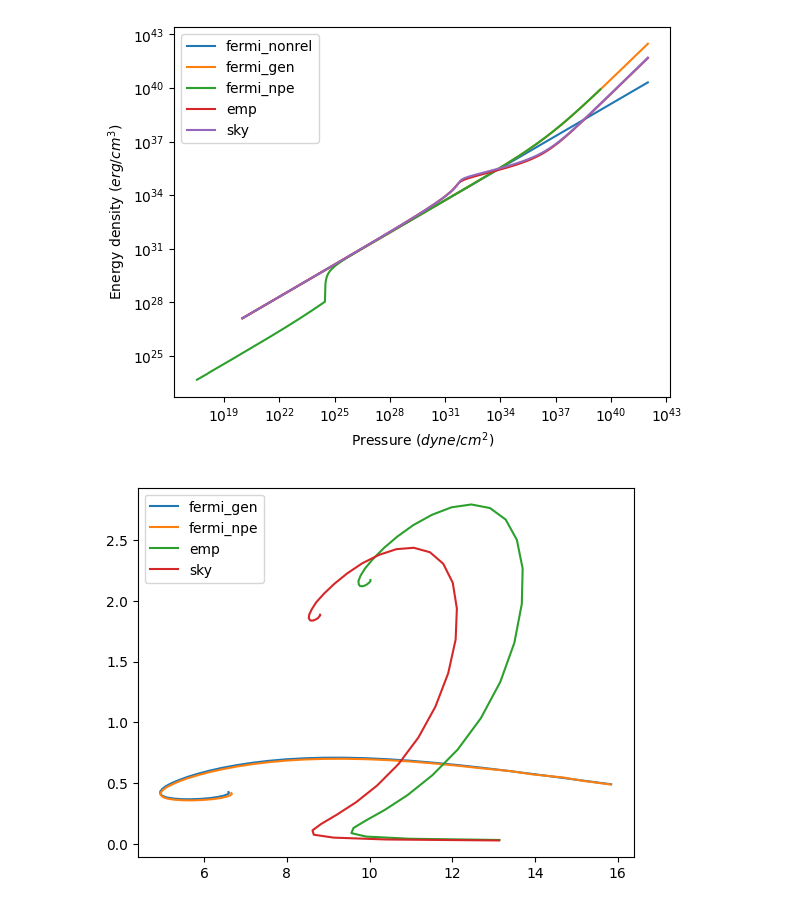
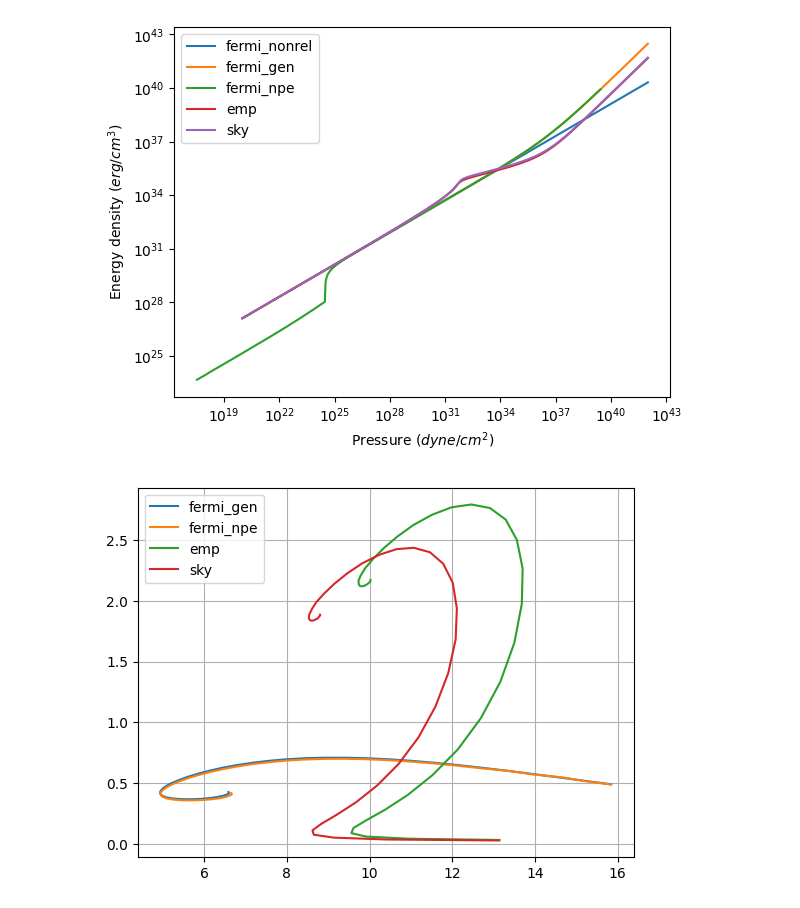
Before and after one commit to PhysicsZandi/NeutronStars, a Jupyter notebook: src/fermi_eos_examples.ipynb, the cells around one changed output. Drawn from its saved outputs; the diff is of its cells as text; code cells hidden in the pictures.

```diff
--- a/src/fermi_eos_examples.ipynb
+++ b/src/fermi_eos_examples.ipynb
@@ -577,46 +577,47 @@ file_path = "data/fermi_gen.csv"
 EoS = EquationOfState()
 EoS.load_from_file(file_path)
 eos= EoS.interpolate()
-range_initial_pressures = np.logspace(34, 39.3, 40)
+initial_pressures = np.logspace(34, 39.3, 40)
 solver = SolverRangePressure(eos, relativity_corrections=True)
-solver.solve(step_r, range_initial_pressures)
+solver.solve(step_r, initial_pressures)
 r, m, p = solver.get()
 plt.plot(r, m, label="fermi_gen")
 
 # Degenerate ideal Fermi gas of neutron, protons and electrons
 file_path = "data/fermi_npe.csv"
 EoS = EquationOfState()
 EoS.load_from_file(file_path)
 eos= EoS.interpolate()
-range_initial_pressures = np.logspace(34, 39.3, 40)
+initial_pressures = np.logspace(34, 39.3, 40)
 solver = SolverRangePressure(eos, relativity_corrections=True)
-solver.solve(step_r, range_initial_pressures)
+solver.solve(step_r, initial_pressures)
 r, m, p = solver.get()
 plt.plot(r, m, label="fermi_npe")
 
 # Empirical interactions
 file_path = "data/emp.csv"
 EoS = EquationOfState()
 EoS.load_from_file(file_path)
 eos= EoS.interpolate()
-range_initial_pressures = np.logspace(32.6, 40, 40)
+initial_pressures = np.logspace(32.6, 40, 40)
 solver = SolverRangePressure(eos, relativity_corrections=True)
-solver.solve(step_r, range_initial_pressures)
+solver.solve(step_r, initial_pressures)
 r, m, p = solver.get()
 plt.plot(r, m, label="emp")
 
 # Skyrme Hatree-Fock interactions
 file_path = "data/sky.csv"
 EoS = EquationOfState()
 EoS.load_from_file(file_path)
 eos= EoS.interpolate()
-range_initial_pressures = np.logspace(32.7, 40, 40)
+initial_pressures = np.logspace(32.7, 40, 40)
 solver = SolverRangePressure(eos, relativity_corrections=True)
-solver.solve(step_r, range_initial_pressures)
+solver.solve(step_r, initial_pressures)
 r, m, p = solver.get()
 plt.plot(r, m, label="sky")
 
+plt.grid(True)
 plt.legend()
 plt.show()
 # %% [output]
-[figure, old version]
+[figure, new version]
```
Also changed, not shown: parts of 1 cell of this notebook.
